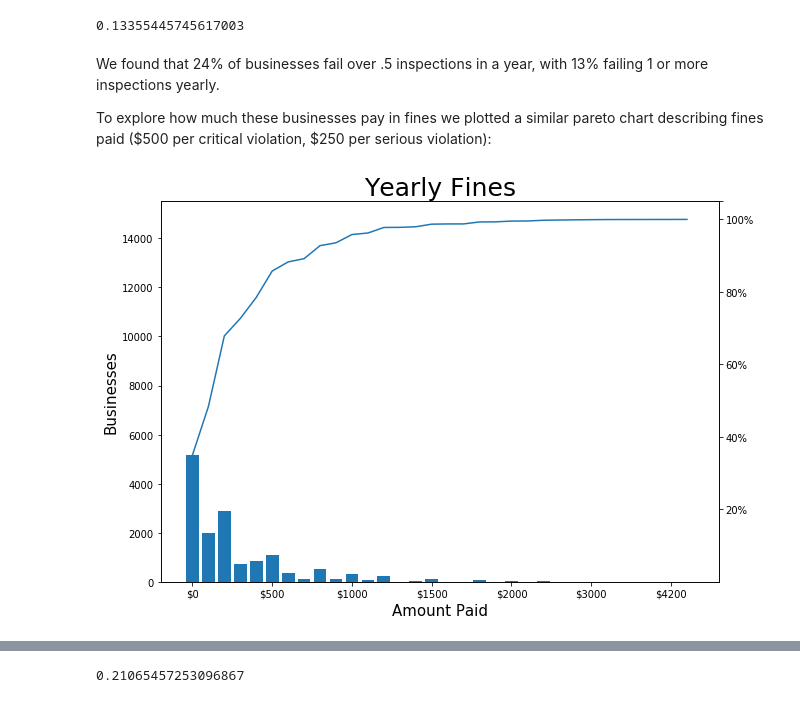
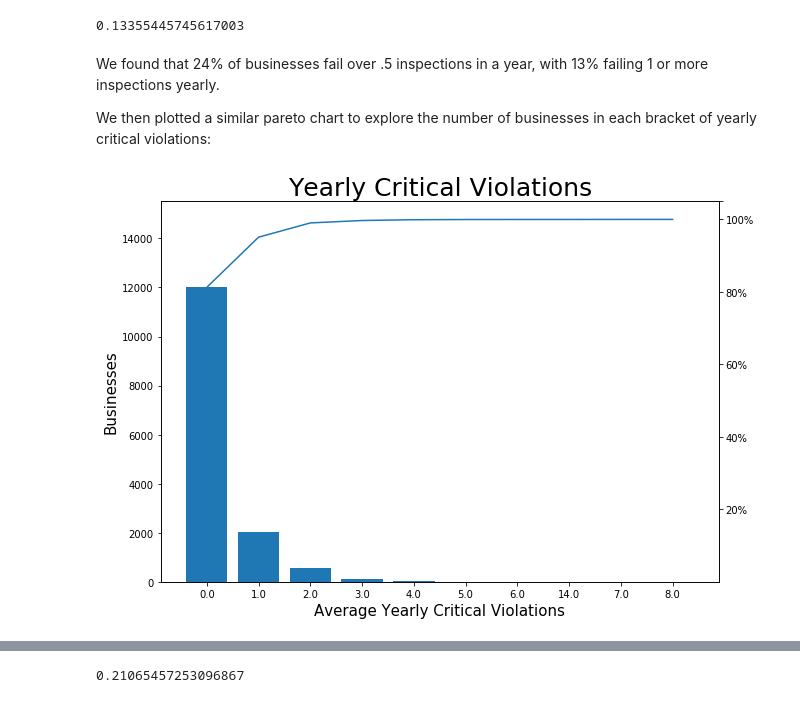
Before and after one commit to Sustainabilist/ChicagoDataAnalysis, a Jupyter notebook: REPORTS/publication_1_draft_2.ipynb, the cells around one changed output, grey strips where cells are left out. Drawn from its saved outputs; the diff is of its cells as text; code cells hidden in the pictures.

Commit message:
fix pareto charts

```diff
--- a/REPORTS/publication_1_draft_2.ipynb
+++ b/REPORTS/publication_1_draft_2.ipynb
@@ -358,6 +358,9 @@ temp["datetime"] = pd.to_datetime(temp["inspection_date"])
 # Calculate fines
 temp["fines"] = temp[critical_columns].sum(axis=1) * 500
 temp["fines"] += temp[serious_columns].sum(axis=1) * 250
+
+# Count critical violations
+temp["criticals"] = temp[critical_columns].sum(axis=1)
 # %% [markdown]
 We then grouped inspections by license (a code shared by all inspections for a business) and for each group determined the age, yearly fails and other statistics:
 # %%
@@ -376,6 +379,8 @@ def get_stats(group):
     yearly_fails = fails / math.ceil(years)
     fines = group.fines.sum()
     yearly_fines = fines / math.ceil(years)
+    criticals = group.criticals.sum()
+    yearly_criticals = criticals / math.ceil(years)
     return pd.Series({
         "years": years,
         "inspections": inspections,
@@ -383,7 +388,9 @@ def get_stats(group):
         "fails": fails,
         "yearly_fails": yearly_fails,
         "fines": fines,
-        "yearly_fines": yearly_fines
+        "yearly_fines": yearly_fines,
+        "criticals": criticals,
+        "yearly_criticals": yearly_criticals
     })
 
 # Group by license and apply get_stats
@@ -427,27 +434,28 @@ len(businesses.loc[businesses.yearly_fails >= 1]) / len(businesses)
 # %% [markdown]
 We found that 24% of businesses fail over .5 inspections in a year, with 13% failing 1 or more inspections yearly.
 
-To explore how much these businesses pay in fines we plotted a similar pareto chart describing fines paid (\$500 per critical violation, $250 per serious violation):
+We then plotted a similar pareto chart to explore the number of businesses in each bracket of yearly critical violations:
 # %%
 # Count restaurants in each rounded yearly fails bracket
-fine_counts = businesses.yearly_fines.round(-2).value_counts().sort_index()
+yearly_critical_counts = businesses.yearly_criticals.round().value_counts()
 
-index = np.arange(len(fine_counts))
+index = np.arange(len(yearly_critical_counts))
 
+plt.rcParams['figure.figsize'] = (10, 7)
 
 fig, ax1 = plt.subplots()
-ax1.bar(index, fine_counts)
-ax1.plot(index, fine_counts.cumsum())
-ax1.set_xticks(index[::5])
-ax1.set_xticklabels(["$%d"%x for x in fine_counts.index[::5]])
-ax1.set_title("Yearly Fines", fontsize=25)
-ax1.set_xlabel("Amount Paid", fontsize=15)
+ax1.bar(index, yearly_critical_counts)
+ax1.plot(index, yearly_critical_counts.cumsum())
+ax1.set_xticks(index)
+ax1.set_xticklabels(yearly_critical_counts.index)
+ax1.set_title("Yearly Critical Violations", fontsize=25)
+ax1.set_xlabel("Average Yearly Critical Violations", fontsize=15)
 ax1.set_ylabel("Businesses", fontsize=15)
 
 ax2 = ax1.twinx()
 ax2.set_yticks([1, 2, 3, 4, 5, 5.25])
 ax2.set_yticklabels(["%d%%"%(x*20) for x in range(1,6)])
 
 plt.show()
 # %% [output]
-[figure, old version]
+[figure, new version]
```
Also changed, not shown: parts of 8 cells of this notebook, 2 other files.
